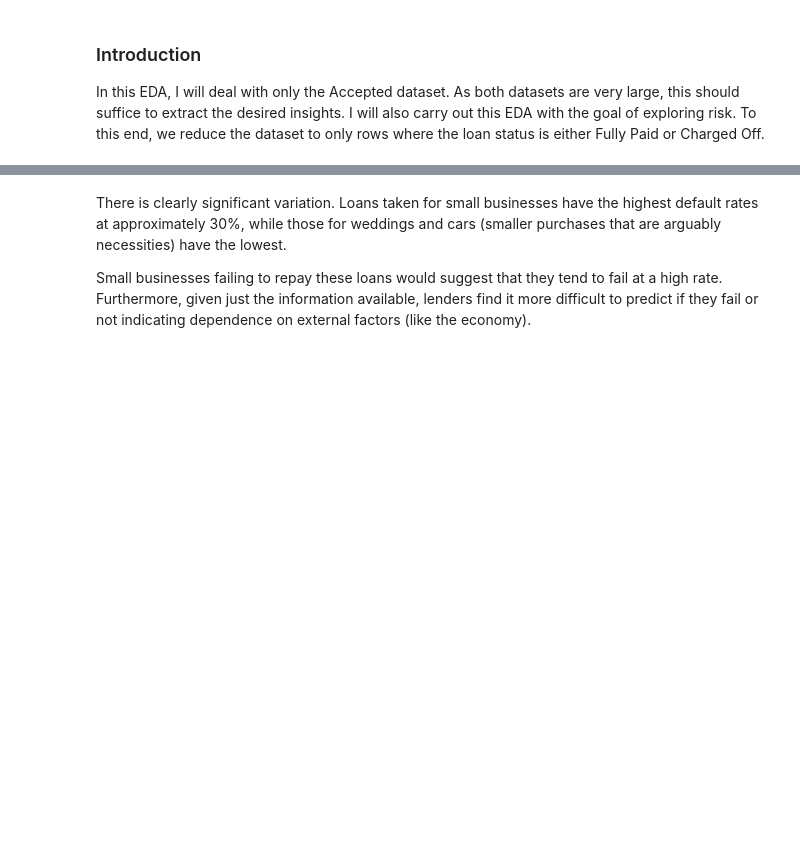
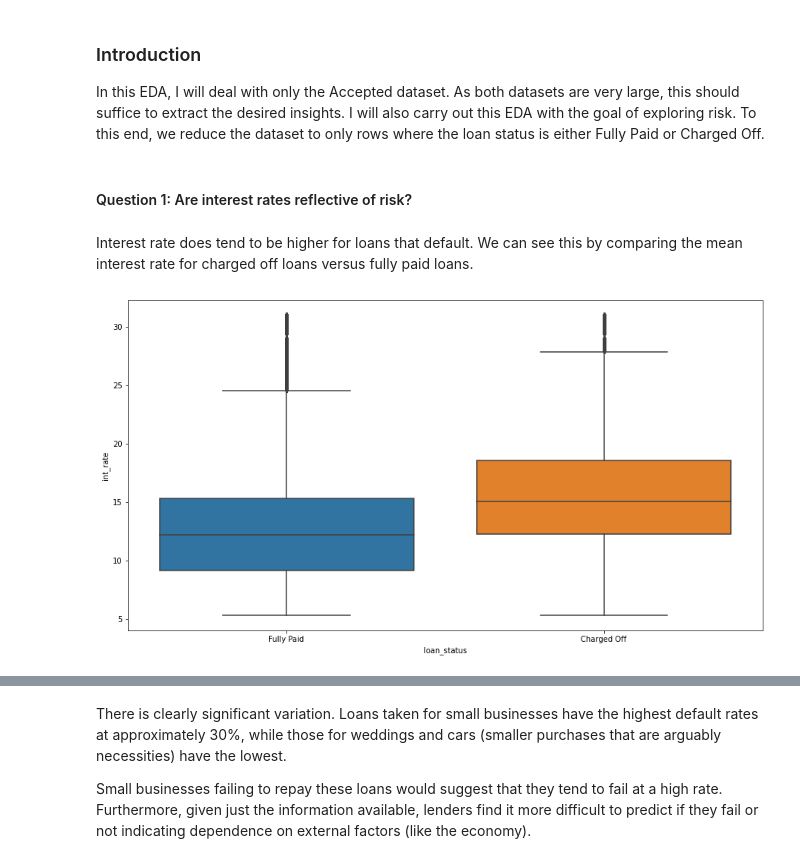
Before and after one commit to ArushRam/lending-club-analysis, a Jupyter notebook: LC-EDA.ipynb, the cells around one changed output, grey strips where cells are left out. Cells and saved outputs as stored; diff of their text form; code cells hidden in the pictures; blank space fills up the shorter version.

```diff
--- a/LC-EDA.ipynb
+++ b/LC-EDA.ipynb
@@ -13,3 +15,11 @@ df = pd.read_csv('accepted_2007_to_2018Q4.csv')
 df = df[(df['loan_status'] == 'Fully Paid') | (df['loan_status'] == 'Charged Off')]
 # %%
 EDA = EDA(df)
+# %% [markdown]
+#### Question 1: Are interest rates reflective of risk?
+# %% [markdown]
+Interest rate does tend to be higher for loans that default. We can see this by comparing the mean interest rate for charged off loans versus fully paid loans.
+# %%
+EDA.boxplot('loan_status', 'int_rate')
+# %% [output]
+[figure, added]
```
Also changed, not shown: parts of 47 cells of this notebook, 1 other file.
